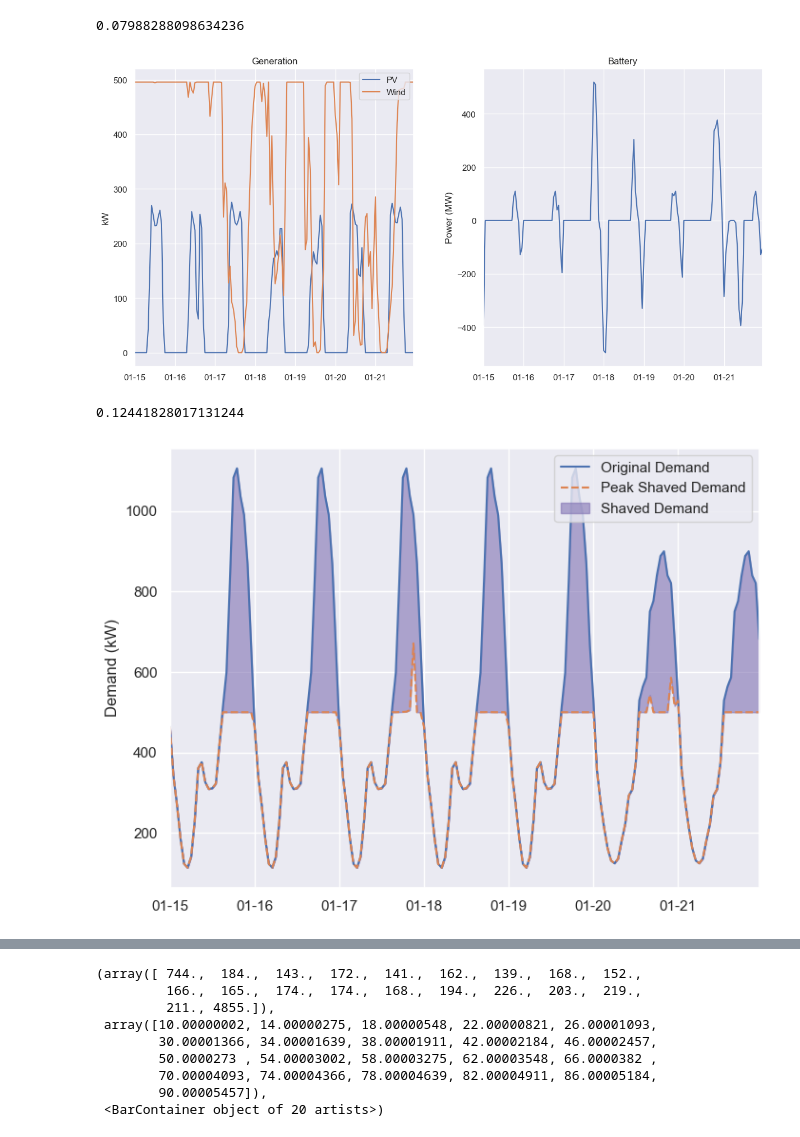
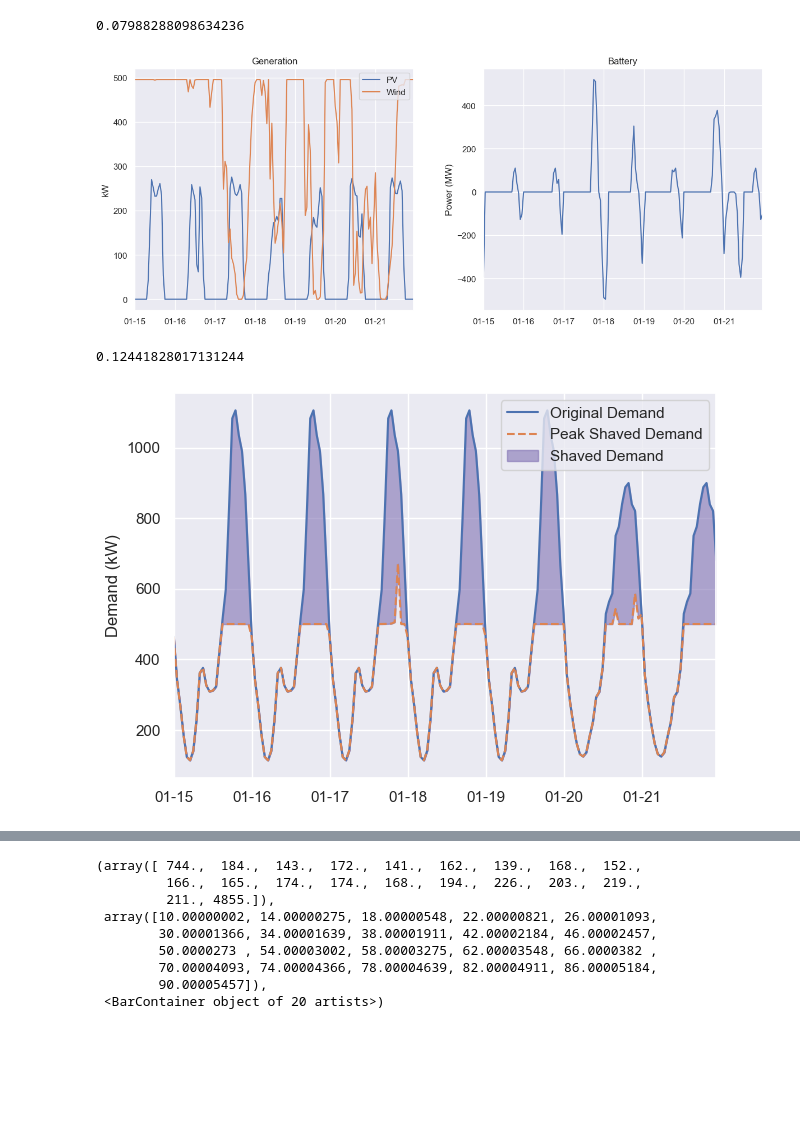
Before and after one commit to camirmas/HOPP, a Jupyter notebook: ev/notebooks/ev-load-following-battery.ipynb, the cells around one changed output, grey strips where cells are left out. Cells and saved outputs as stored; diff of their text form; code cells hidden in the pictures; blank space fills up the shorter version.

```diff
--- a/ev/notebooks/ev-load-following-battery.ipynb
+++ b/ev/notebooks/ev-load-following-battery.ipynb
@@ -43,7 +43,7 @@ ev_load = pd.read_csv("../data/boulder_demand_evi.csv", header=None)
 # %%
 dates = pd.date_range(start="2022-01-01", end="2023-01-01", freq="H")
 # %%
-fig, ax = plt.subplots()
+fig, ax = plt.subplots(figsize=(6, 4))
 periods = 24 * 7
 load = ev_load.iloc[:periods, 0]
 
@@ -199,17 +199,3 @@ plot_generation_profile(hybrid_plant)
 # %%
 start = 24*7*2
 end = 24*7*3
-# %%
-fig, ax = plt.subplots(figsize=(8, 6))
-
-ax.xaxis.set_major_locator(mdates.DayLocator(interval=1))
-ax.xaxis.set_major_formatter(mdates.DateFormatter('%m-%d'))
-
-ax.plot(dates[start:end], hybrid_plant.pv.generation_profile[start:end], label="PV Generation")
-ax.plot(dates[start:end], hybrid_plant.wind.generation_profile[start:end], label="Wind Generation")
-
-ax.set_xmargin(0)
-ax.set_ylabel("kW")
-ax.legend(loc="upper right")
-
-figs["generation"] = fig
@@ -239,39 +223,39 @@ def calc_shaved(row):
 
 res_df["y_peak_shaved"] = res_df.apply(calc_shaved, axis=1)
 # %%
-fig, axes = plt.subplots(1, 2, figsize=(12, 6))
+fig, axes = plt.subplots(1, 2, figsize=(12, 5))
 fig.tight_layout()
 fig.subplots_adjust(wspace=.25)
 
 axes[0].xaxis.set_major_locator(mdates.DayLocator(interval=1))
 axes[0].xaxis.set_major_formatter(mdates.DateFormatter('%m-%d'))
 
 axes[1].xaxis.set_major_locator(mdates.DayLocator(interval=1))
 axes[1].xaxis.set_major_formatter(mdates.DateFormatter('%m-%d'))
 
 axes[0].plot(dates[start:end], hybrid_plant.pv.generation_profile[start:end], label="PV")
 axes[0].plot(dates[start:end], hybrid_plant.wind.generation_profile[start:end], label="Wind")
 
 axes[0].set_xmargin(0)
 axes[0].set_title("Generation")
 axes[0].set_ylabel("kW")
 axes[0].legend(loc="upper right")
 
 axes[1].plot(dates[start:end], res_df["battery"][start:end])
 
 axes[1].set_title("Battery")
 axes[1].set_ylabel("Power (MW)")
 axes[1].set_xmargin(0)
 
 figs["generation_and_battery"] = fig
 # %% [output]
-[figure, old version]
+[figure, new version]
 # %%
 hybrid_plant.grid.missed_load_percentage
 # %% [output]
 0.12441828017131244
 # %%
-fig, ax = plt.subplots(figsize=(8, 6))
+fig, ax = plt.subplots(figsize=(7, 5))
 
 x = np.arange(8760)
 y = np.array(hybrid_plant.generation_profile["hybrid"]) / 1000
@@ -298,5 +282,5 @@ ax.legend()
 
 figs["peak_shaving_results"] = fig
 # %% [output]
-[figure, old version]
+[figure, new version]
 # %%
```
Also changed, not shown: parts of 5 cells of this notebook, 11 other files.
